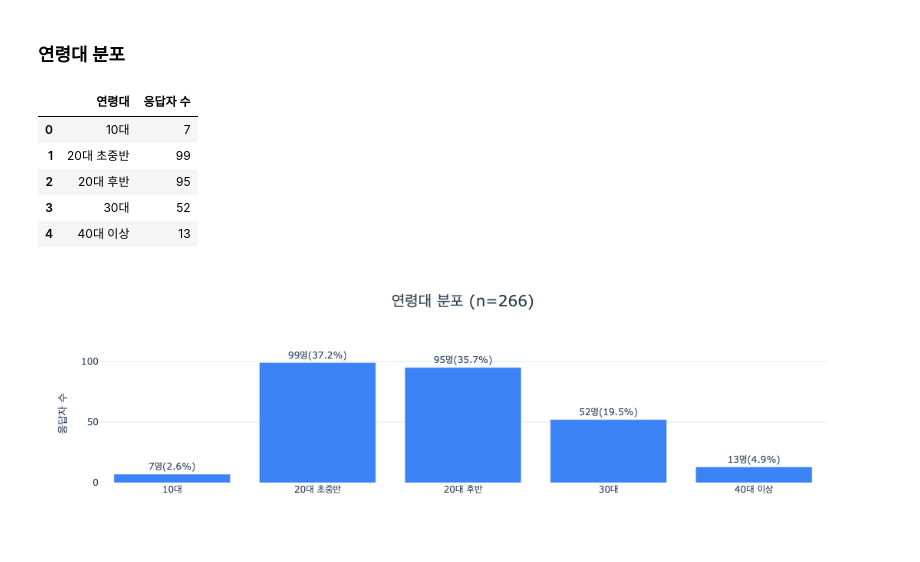
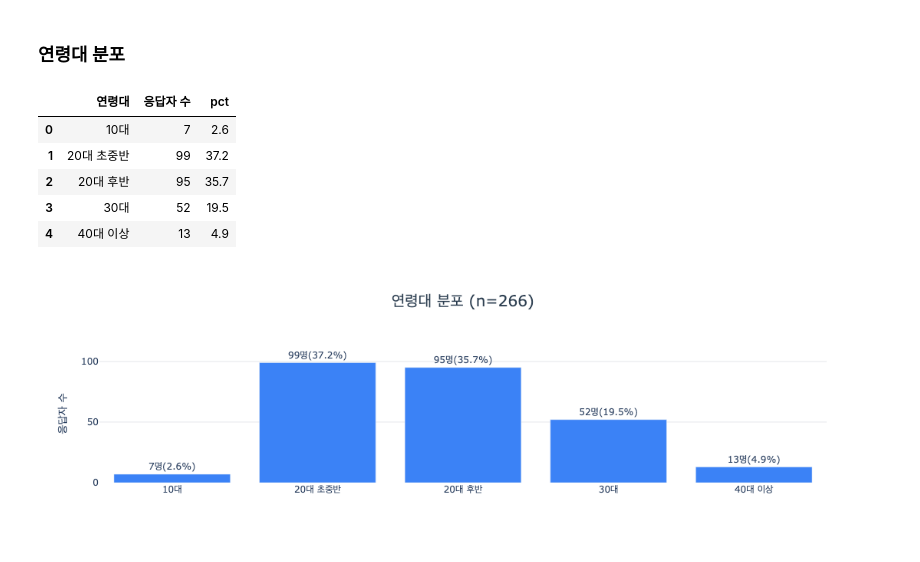
Before and after one commit to kth530/fashion_platform_analysis, a Jupyter notebook: notebooks/02_eda.ipynb, the cells around one changed output. Cells and saved outputs as stored; diff of their text form; code cells hidden in the pictures.

```diff
--- a/notebooks/02_eda.ipynb
+++ b/notebooks/02_eda.ipynb
@@ -56,7 +67,33 @@ engine = create_engine(
     f"@{os.getenv('DB_HOST')}/{os.getenv('DB_NAME')}"
 )
 
-df = pd.read_sql('SELECT * FROM survey', engine)
+SQL_FILE = Path('../sql/02_eda.sql')
+if not SQL_FILE.exists():
+    SQL_FILE = Path('sql/02_eda.sql')
+
+def load_queries(path):
+    body = Path(path).read_text(encoding='utf-8')
+    parts = re.split(r'(?m)^--\s*name:\s*(\w+).*$', body)
+    return {parts[i]: parts[i + 1].strip() for i in range(1, len(parts), 2)}
+
+Q = load_queries(SQL_FILE)
+print('로드된 쿼리:', list(Q))
+
+def run(name):
+    return pd.read_sql(Q[name], engine)
+
+def execute(name):
+    with engine.begin() as conn:
+        for stmt in [s for s in Q[name].split(';') if s.strip()]:
+            conn.execute(text(stmt))
+
+execute('eda_scored_view')
+df = run('base_scored')
+overview = run('sample_overview').iloc[0]
+
+assert int(overview['total_n']) == 266, f"전체 모수 불일치: {overview['total_n']}"
+assert int(overview['platform_users']) == 200, f"플랫폼 사용자 모수 불일치: {overview['platform_users']}"
+assert int(overview['buyers']) == 191, f"구매자 모수 불일치: {overview['buyers']}"
 
 def split_multi_response(series, sep=', '):
     return series.dropna().str.split(sep).explode().str.strip()
@@ -319,20 +332,17 @@ fig.show()
 # %%
 AGE_ORDER = ['10대', '20대 초중반', '20대 후반', '30대', '40대 이상']
 age_counts = (
-    df['age']
-    .value_counts()
-    .reindex(AGE_ORDER)
-    .reset_index()
-    .rename(columns={'age':'연령대','count':'응답자 수'})
+    run('age_distribution')
+    .rename(columns={'age': '연령대', 'n': '응답자 수'})
 )
 age_counts
 # %% [output]
-|  | 연령대 | 응답자 수 |
-| 0 | 10대 | 7 |
-| 1 | 20대 초중반 | 99 |
-| 2 | 20대 후반 | 95 |
-| 3 | 30대 | 52 |
-| 4 | 40대 이상 | 13 |
+|  | 연령대 | 응답자 수 | pct |
+| 0 | 10대 | 7 | 2.6 |
+| 1 | 20대 초중반 | 99 | 37.2 |
+| 2 | 20대 후반 | 95 | 35.7 |
+| 3 | 30대 | 52 | 19.5 |
+| 4 | 40대 이상 | 13 | 4.9 |
 # %%
 fig = go.Figure(go.Bar(
     x=age_counts['연령대'],
```
Also changed, not shown: parts of 25 cells of this notebook, 1 other file.
